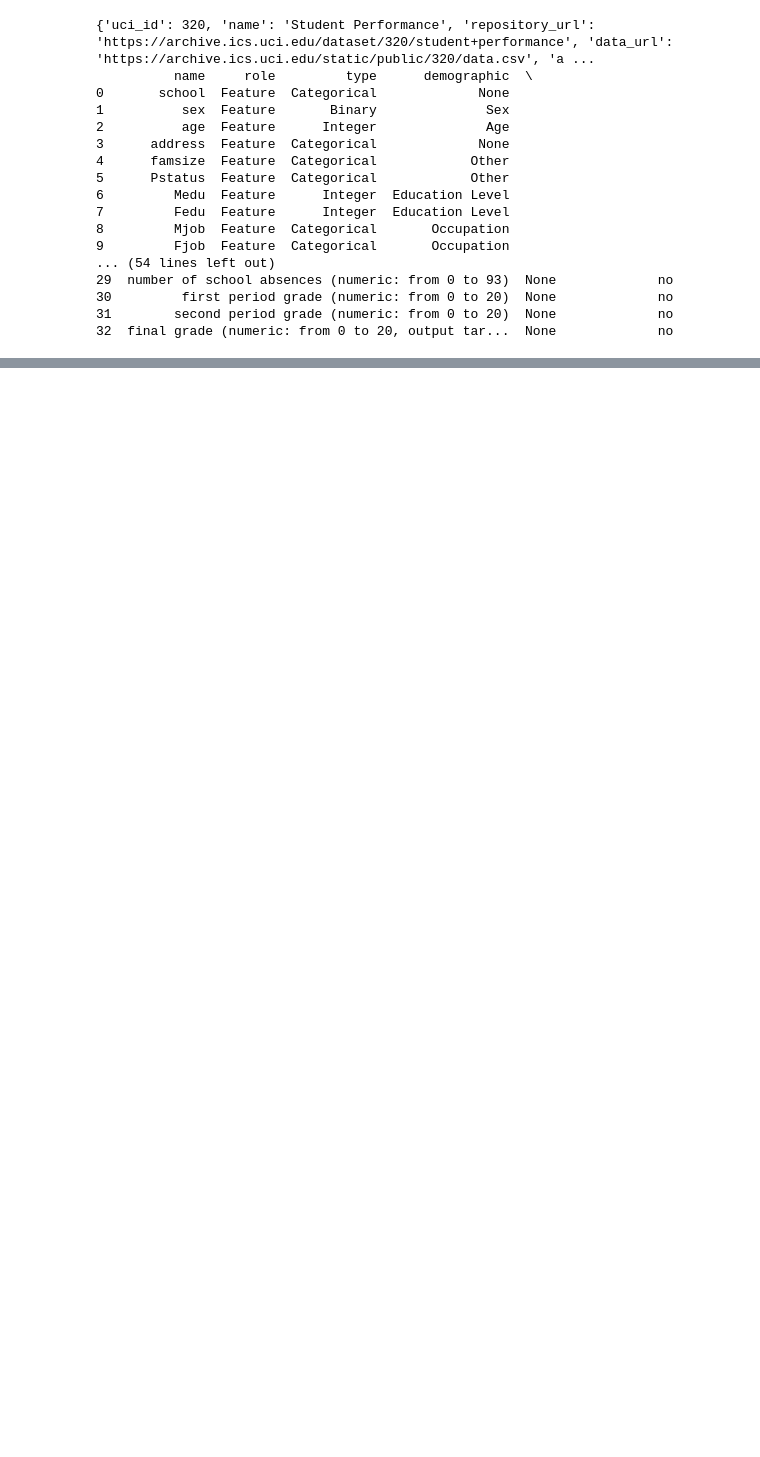
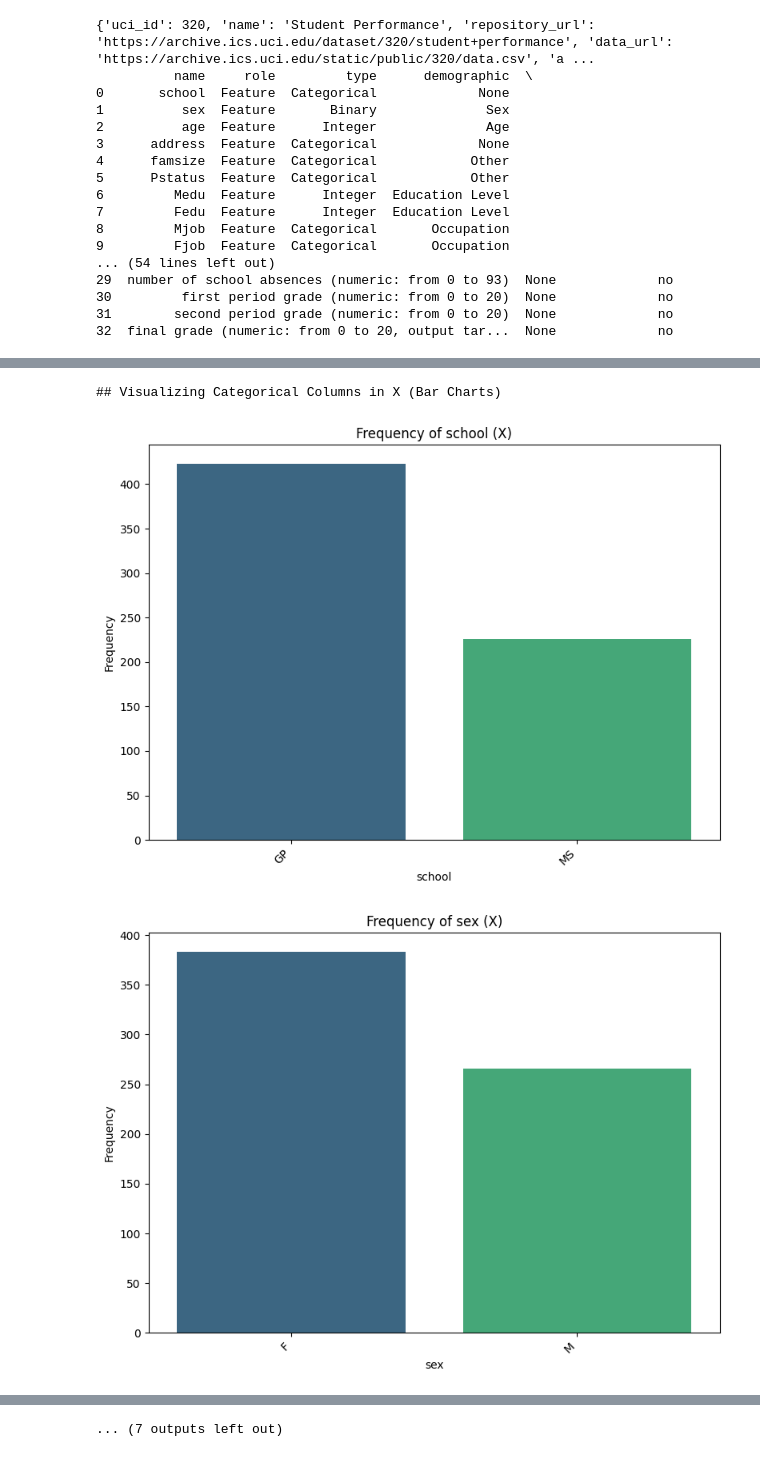
Before and after one commit to douaa-ezzaher/DS, a Jupyter notebook: dataset_studentperformance.ipynb, the cells around one changed output, grey strips where cells are left out. Drawn from its saved outputs; the diff is of its cells as text; code cells hidden in the pictures; blank space fills up the shorter version.

```diff
--- a/dataset_studentperformance.ipynb
+++ b/dataset_studentperformance.ipynb
@@ -54,0 +175,20 @@ print(student_performance.variables)
+# %%
+print("## Visualizing Categorical Columns in X (Bar Charts)\n")
+# Iterate through each categorical column in X and generate bar charts
+for column in X_categorical.columns:
+    plt.figure(figsize=(8, 6))
+    sns.countplot(data=X_categorical, x=column, hue=column, palette='viridis', legend=False)
+    plt.title(f'Frequency of {column} (X)')
+    plt.xlabel(column)
+    plt.ylabel('Frequency')
+    plt.xticks(rotation=45, ha='right') # Rotate x-axis labels for better readability
+    plt.tight_layout()
+    plt.show()
+
+print("\n## Visualizing Categorical Columns in y\n")
+# As confirmed previously, there are no categorical columns in y.
+# No plots will be generated for y_categorical.
+# %% [output]
+## Visualizing Categorical Columns in X (Bar Charts)
+[figure, added]
+[figure, added]
@@ -54,0 +204 @@ print(student_performance.variables)
+... (7 outputs left out)
```
Also changed, not shown: parts of 6 cells of this notebook.
